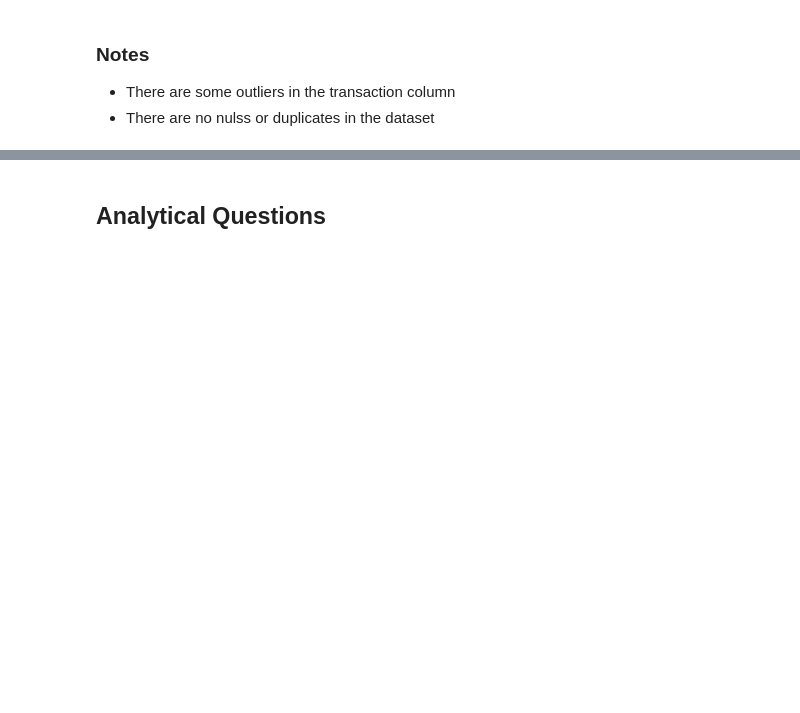
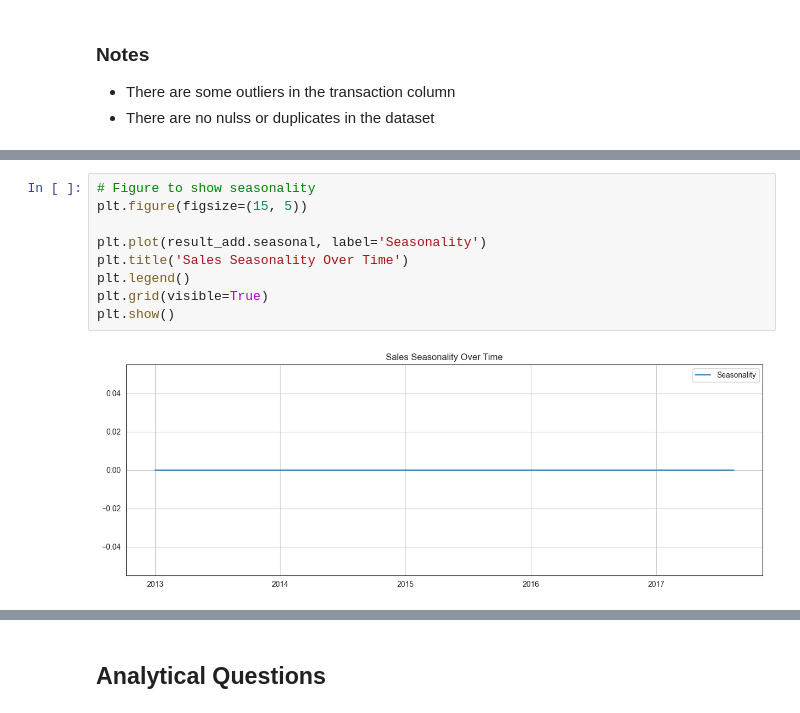
Before and after one commit to murithidenisgitobu/Time-Series-Regression-Analysis-Corporation-Favorita-, a Jupyter notebook: Time Series Regression Analysis - Corporation Favorita.ipynb, the cells around one changed output, grey strips where cells are left out. Drawn from its saved outputs; the diff is of its cells as text; blank space fills up the shorter version.

```diff
--- a/Time Series Regression Analysis - Corporation Favorita.ipynb
+++ b/Time Series Regression Analysis - Corporation Favorita.ipynb
@@ -627,0 +654,11 @@ plt.show()
+# %%
+# Figure to show seasonality
+plt.figure(figsize=(15, 5))
+
+plt.plot(result_add.seasonal, label='Seasonality')
+plt.title('Sales Seasonality Over Time')
+plt.legend()
+plt.grid(visible=True)
+plt.show()
+# %% [output]
+[figure, added]
```
Also changed, not shown: parts of 10 cells of this notebook.
